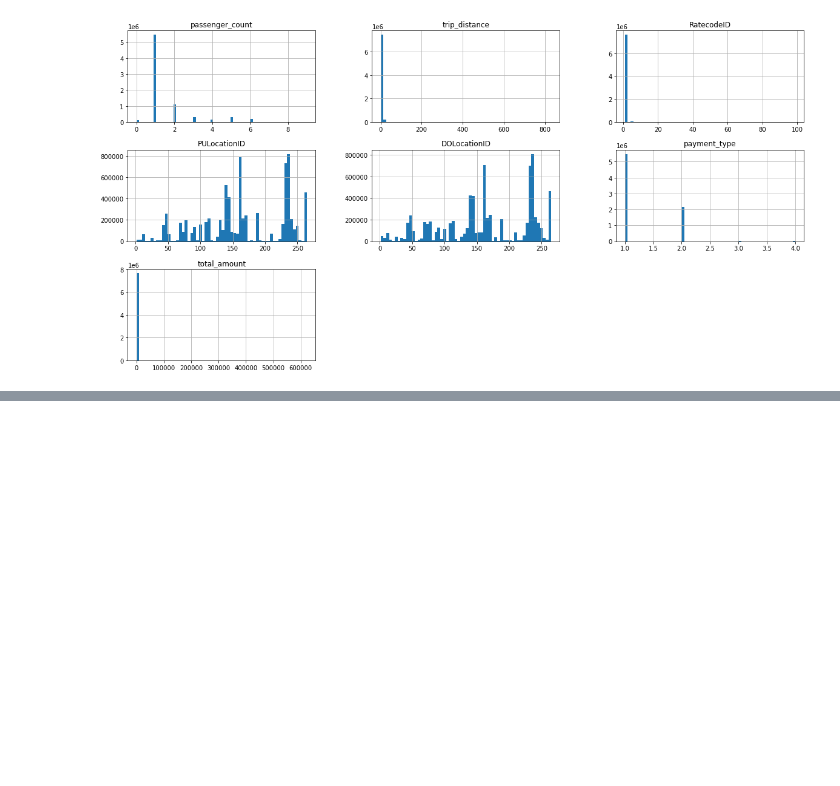
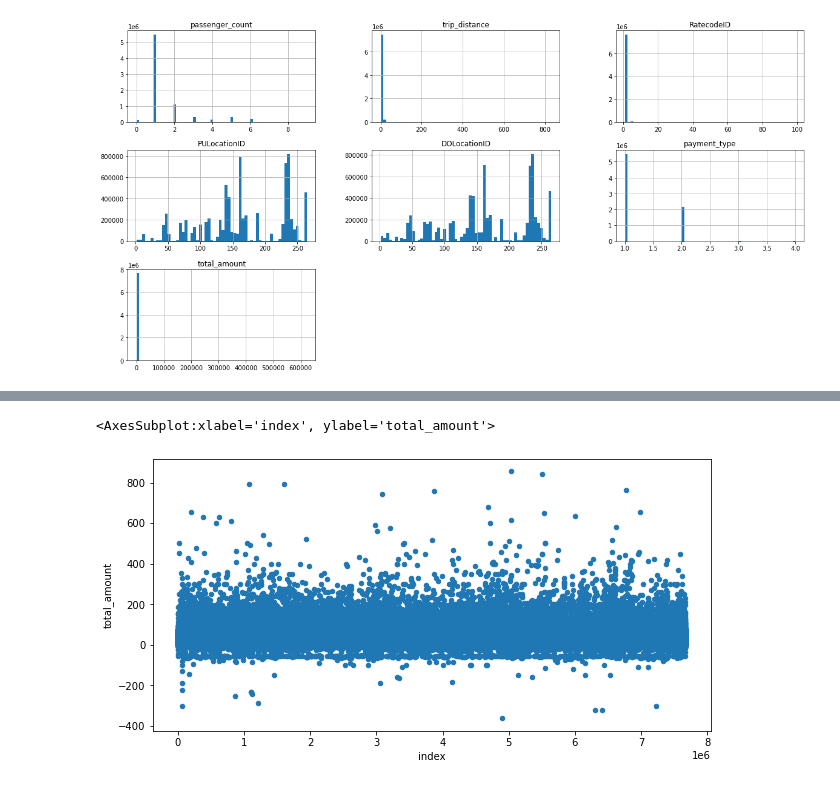
Before and after one commit to Mardi38/Taxi, a Jupyter notebook: Taxi Presentable nb July 2 22.ipynb, the cells around one changed output, grey strips where cells are left out. Cells and saved outputs as stored; diff of their text form; code cells hidden in the pictures; blank space fills up the shorter version.

```diff
--- a/Taxi Presentable nb July 2 22.ipynb
+++ b/Taxi Presentable nb July 2 22.ipynb
@@ -110,0 +149,8 @@ array([[<AxesSubplot:title={'center':'passenger_count'}>,
+# %%
+#only a few on top, to get rid of those ==> focus on ['total_amount']<1000
+taxi_data[taxi_data['total_amount']<1000].reset_index().plot(kind='scatter', y='total_amount', x='index', figsize=(10,5))
+
+#Flag: the outliers above 1000 are not ok, and all the data points that are negative will have to be taken care of.
+# %% [output]
+<AxesSubplot:xlabel='index', ylabel='total_amount'>
+[figure, added]
```
Also changed, not shown: parts of 14 cells of this notebook.
